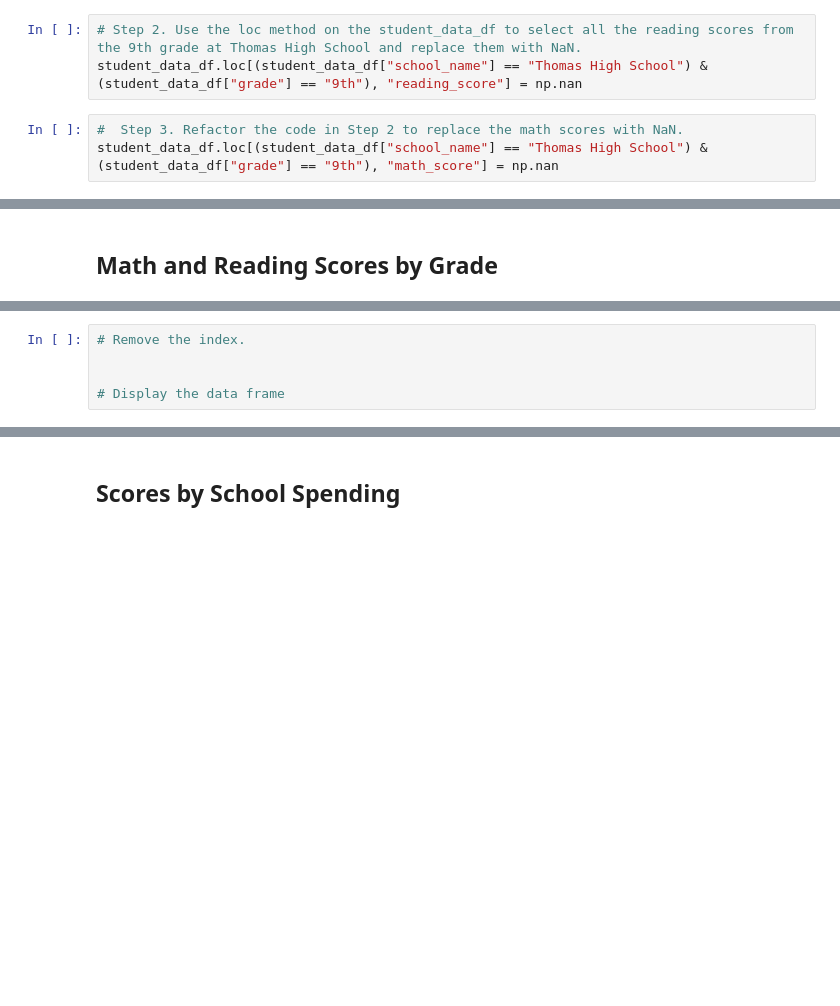
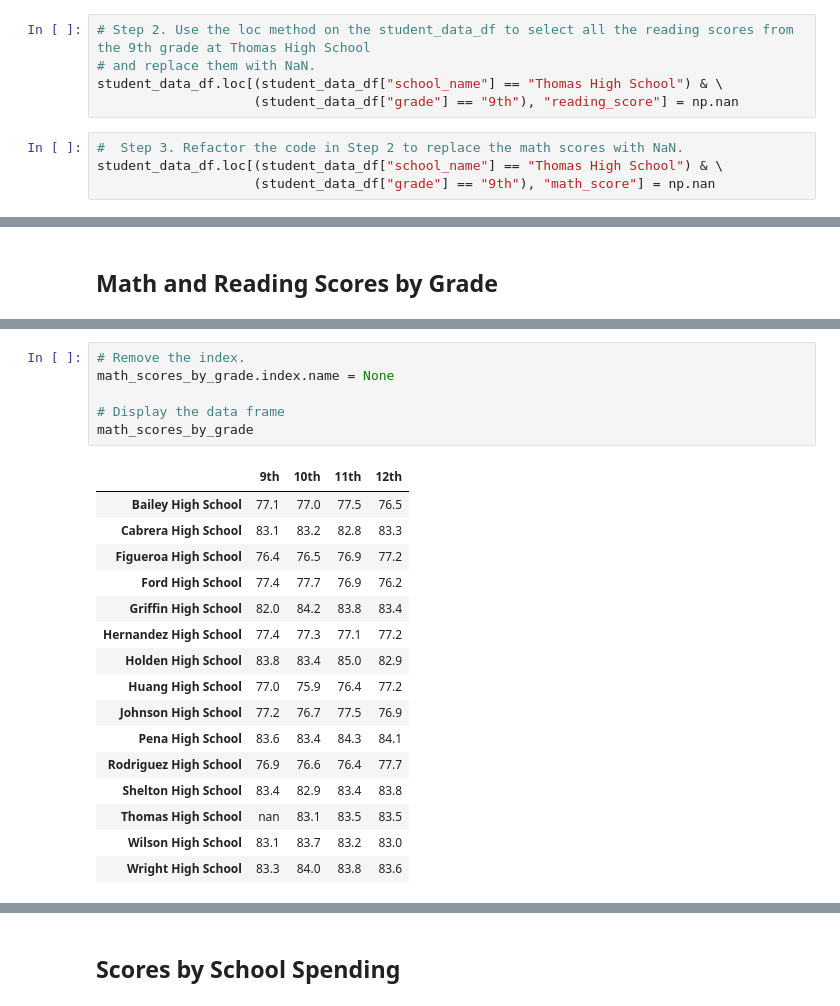
Before and after one commit to christybell/School_District_Analysis, a Jupyter notebook: PyCitySchools_Challenge.ipynb, the cells around one changed output, grey strips where cells are left out. Saved outputs shown, nothing was run; the diff lists cells and outputs as text; blank space fills up the shorter version.

```diff
--- a/PyCitySchools_Challenge.ipynb
+++ b/PyCitySchools_Challenge.ipynb
@@ -41,11 +41,14 @@ student_data_df.head(10)
 # Step 1. Import numpy as np.
 import numpy as np
 # %%
-# Step 2. Use the loc method on the student_data_df to select all the reading scores from the 9th grade at Thomas High School and replace them with NaN.
-student_data_df.loc[(student_data_df["school_name"] == "Thomas High School") & (student_data_df["grade"] == "9th"), "reading_score"] = np.nan
+# Step 2. Use the loc method on the student_data_df to select all the reading scores from the 9th grade at Thomas High School
+# and replace them with NaN.
+student_data_df.loc[(student_data_df["school_name"] == "Thomas High School") & \
+                    (student_data_df["grade"] == "9th"), "reading_score"] = np.nan
 # %%
 #  Step 3. Refactor the code in Step 2 to replace the math scores with NaN.
-student_data_df.loc[(student_data_df["school_name"] == "Thomas High School") & (student_data_df["grade"] == "9th"), "math_score"] = np.nan
+student_data_df.loc[(student_data_df["school_name"] == "Thomas High School") & \
+                    (student_data_df["grade"] == "9th"), "math_score"] = np.nan
 # %%
 #  Step 4. Check the student data for NaN's.
 student_data_df.tail(10)
@@ -254,5 +365,23 @@ per_school_summary_df
 # %%
 # Remove the index.
-
+math_scores_by_grade.index.name = None
 
 # Display the data frame
+math_scores_by_grade
+# %% [output]
+|  | 9th | 10th | 11th | 12th |
+| Bailey High School | 77.1 | 77.0 | 77.5 | 76.5 |
+| Cabrera High School | 83.1 | 83.2 | 82.8 | 83.3 |
+| Figueroa High School | 76.4 | 76.5 | 76.9 | 77.2 |
+| Ford High School | 77.4 | 77.7 | 76.9 | 76.2 |
+| Griffin High School | 82.0 | 84.2 | 83.8 | 83.4 |
+| Hernandez High School | 77.4 | 77.3 | 77.1 | 77.2 |
+| Holden High School | 83.8 | 83.4 | 85.0 | 82.9 |
+| Huang High School | 77.0 | 75.9 | 76.4 | 77.2 |
+| Johnson High School | 77.2 | 76.7 | 77.5 | 76.9 |
+| Pena High School | 83.6 | 83.4 | 84.3 | 84.1 |
+| Rodriguez High School | 76.9 | 76.6 | 76.4 | 77.7 |
+| Shelton High School | 83.4 | 82.9 | 83.4 | 83.8 |
+| Thomas High School | nan | 83.1 | 83.5 | 83.5 |
+| Wilson High School | 83.1 | 83.7 | 83.2 | 83.0 |
+| Wright High School | 83.3 | 84.0 | 83.8 | 83.6 |
```
Also changed, not shown: parts of 200 cells of this notebook.
